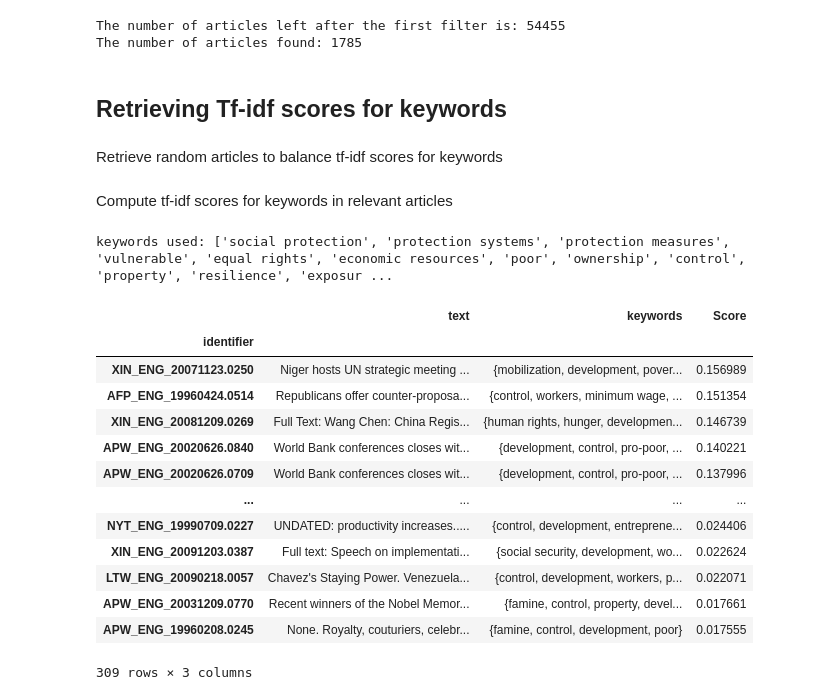
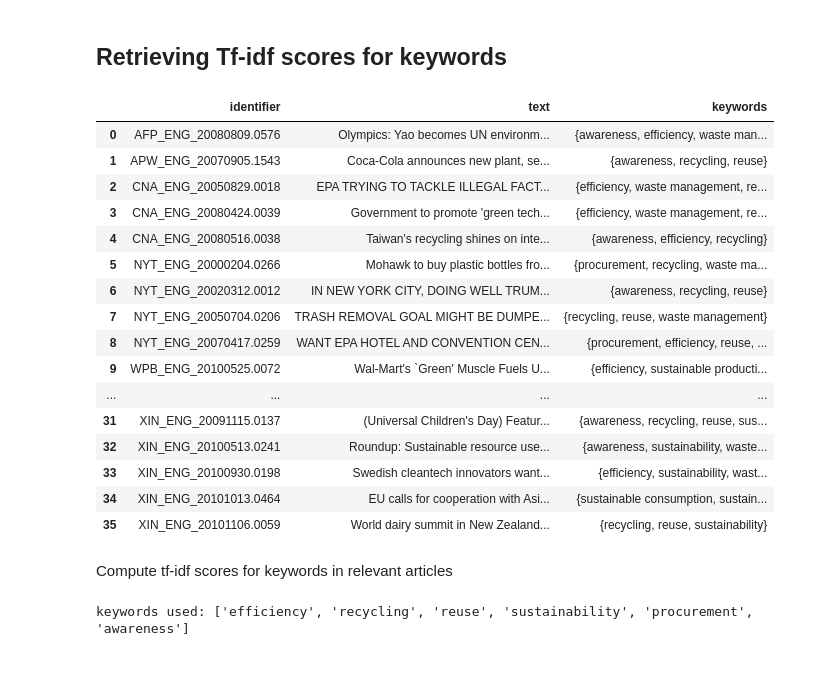
Before and after one commit to cltl/ma-tm-domains-SDG-tracker, a Jupyter notebook: keyword_search/keyword_search_tfidf.ipynb, the cells around one changed output. Drawn from its saved outputs; the diff is of its cells as text; code cells hidden in the pictures; blank space fills up the shorter version.

```diff
--- a/keyword_search/keyword_search_tfidf.ipynb
+++ b/keyword_search/keyword_search_tfidf.ipynb
@@ -100,16 +68,0 @@ def two_step_keyword_search(topic, keywords1, infolder, treshold = 3):
-# %%
-#define the keywords for the 1st rough search
-keywords=['poverty', ' aid']
-
-#define topic for folder administration
-topic = 'poverty'
-#define folder where the articles are located
-infolder = 'pickles/*'
-
-articles = two_step_keyword_search(topic, keywords, infolder, treshold = 3)
-
-with open(f'results/keyword_lookup_results_{topic}.csv', 'w') as outfile:
-    outfile.write(articles.to_csv())
-# %% [output]
-The number of articles left after the first filter is: 54455
-The number of articles found: 1785
@@ -116,5 +91,3 @@ The number of articles found: 1785
 # %% [markdown]
 ## Retrieving Tf-idf scores for keywords
-# %% [markdown]
-Retrieve random articles to balance tf-idf scores for keywords
 # %%
@@ -151,6 +108,26 @@ def random_sample(n):
 # %%
 #create json files for all subcorpora, needed for random sampling
 #no_filter(infolder)
+# %%
+big_df
+# %% [output]
+|  | identifier | text | keywords |
+| 0 | AFP_ENG_20080809.0576 | Olympics: Yao becomes UN environm... | {awareness, efficiency, waste man... |
+| 1 | APW_ENG_20070905.1543 | Coca-Cola announces new plant, se... | {awareness, recycling, reuse} |
+| 2 | CNA_ENG_20050829.0018 | EPA TRYING TO TACKLE ILLEGAL FACT... | {efficiency, waste management, re... |
+| 3 | CNA_ENG_20080424.0039 | Government to promote 'green tech... | {efficiency, waste management, re... |
+| 4 | CNA_ENG_20080516.0038 | Taiwan's recycling shines on inte... | {awareness, efficiency, recycling} |
+| 5 | NYT_ENG_20000204.0266 | Mohawk to buy plastic bottles fro... | {procurement, recycling, waste ma... |
+| 6 | NYT_ENG_20020312.0012 | IN NEW YORK CITY, DOING WELL TRUM... | {awareness, recycling, reuse} |
+| 7 | NYT_ENG_20050704.0206 | TRASH REMOVAL GOAL MIGHT BE DUMPE... | {recycling, reuse, waste management} |
+| 8 | NYT_ENG_20070417.0259 | WANT EPA HOTEL AND CONVENTION CEN... | {procurement, efficiency, reuse, ... |
+| 9 | WPB_ENG_20100525.0072 | Wal-Mart's `Green' Muscle Fuels U... | {efficiency, sustainable producti... |
+| ... | ... | ... | ... |
+| 31 | XIN_ENG_20091115.0137 | (Universal Children's Day) Featur... | {awareness, recycling, reuse, sus... |
+| 32 | XIN_ENG_20100513.0241 | Roundup: Sustainable resource use... | {awareness, sustainability, waste... |
+| 33 | XIN_ENG_20100930.0198 | Swedish cleantech innovators want... | {efficiency, sustainability, wast... |
+| 34 | XIN_ENG_20101013.0464 | EU calls for cooperation with Asi... | {sustainable consumption, sustain... |
+| 35 | XIN_ENG_20101106.0059 | World dairy summit in New Zealand... | {recycling, reuse, sustainability} |
 # %% [markdown]
 Compute tf-idf scores for keywords in relevant articles
 # %%
@@ -194,21 +169,7 @@ def compute_tf_idf(articles, keywordlist):
     articles = articles.set_index('identifier')
     articles = articles.sort_values(by="Score", ascending = False)
     return articles
-# %%
-compute_tf_idf(articles, keywords2)
-# %% [output]
-keywords used: ['social protection', 'protection systems', 'protection measures', 'vulnerable', 'equal rights', 'economic resources', 'poor', 'ownership', 'control', 'property', 'resilience', 'exposur ...
-|  | text | keywords | Score |
-| identifier |  |  |  |
-| XIN_ENG_20071123.0250 | Niger hosts UN strategic meeting ... | {mobilization, development, pover... | 0.156989 |
-| AFP_ENG_19960424.0514 | Republicans offer counter-proposa... | {control, workers, minimum wage, ... | 0.151354 |
-| XIN_ENG_20081209.0269 | Full Text: Wang Chen: China Regis... | {human rights, hunger, developmen... | 0.146739 |
-| APW_ENG_20020626.0840 | World Bank conferences closes wit... | {development, control, pro-poor, ... | 0.140221 |
-| APW_ENG_20020626.0709 | World Bank conferences closes wit... | {development, control, pro-poor, ... | 0.137996 |
-| ... | ... | ... | ... |
-| NYT_ENG_19990709.0227 | UNDATED: productivity increases..... | {control, development, entreprene... | 0.024406 |
-| XIN_ENG_20091203.0387 | Full text: Speech on implementati... | {social security, development, wo... | 0.022624 |
-| LTW_ENG_20090218.0057 | Chavez's Staying Power. Venezuela... | {control, development, workers, p... | 0.022071 |
-| APW_ENG_20031209.0770 | Recent winners of the Nobel Memor... | {famine, control, property, devel... | 0.017661 |
-| APW_ENG_19960208.0245 | None. Royalty, couturiers, celebr... | {famine, control, development, poor} | 0.017555 |
-309 rows × 3 columns
+# %%
+articles = compute_tf_idf(big_df, keywords)
+# %% [output]
+keywords used: ['efficiency', 'recycling', 'reuse', 'sustainability', 'procurement', 'awareness']
```
Also changed, not shown: parts of 11 cells of this notebook.
